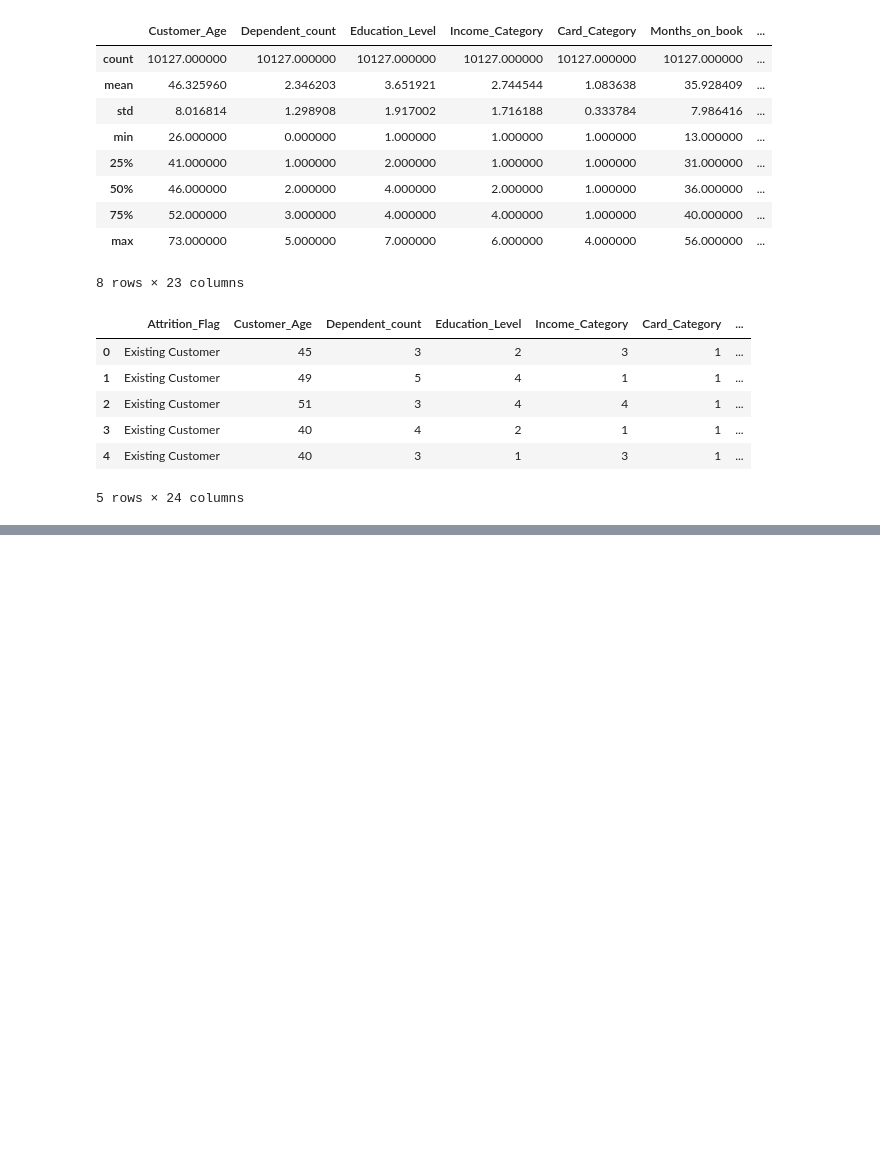
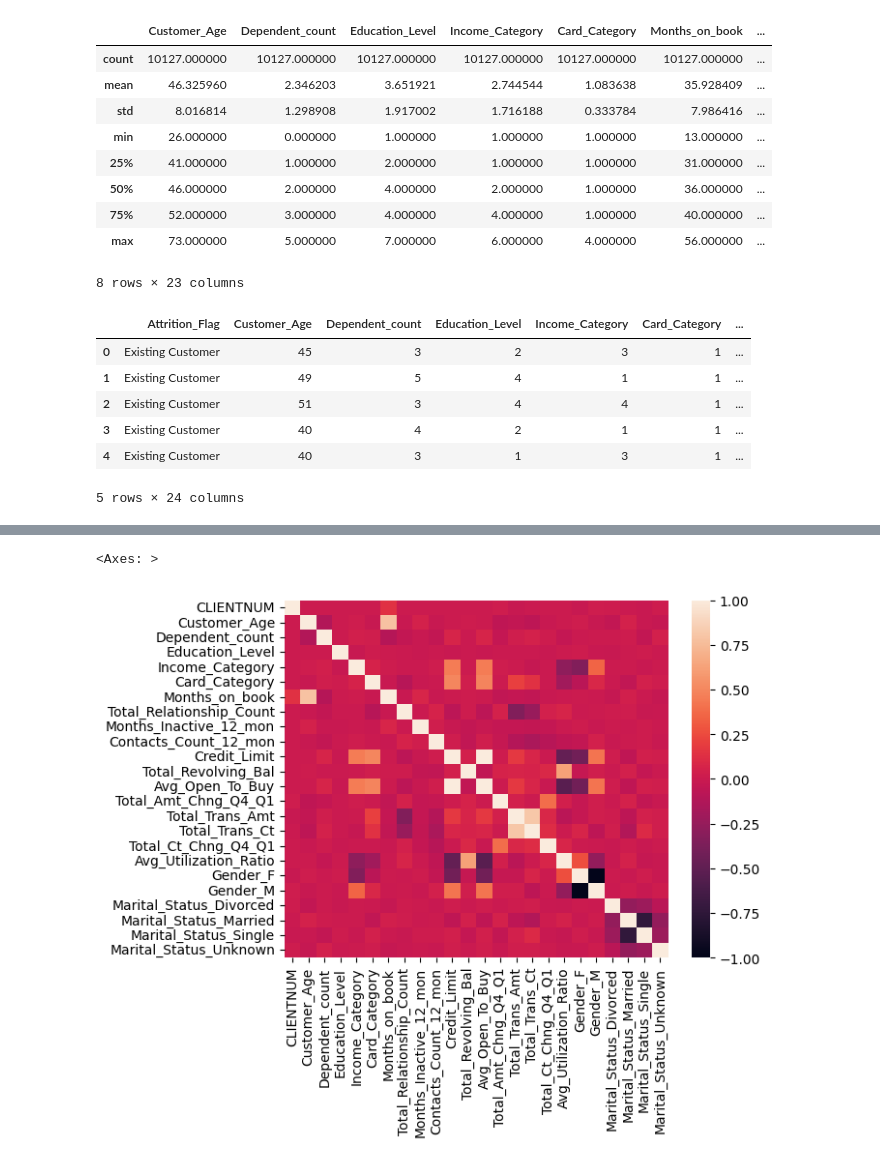
Before and after one commit to Yonatanembiza/ML---Health-Predictive-Analysis, a Jupyter notebook: churn_prediction.ipynb, the cells around one changed output, grey strips where cells are left out. Cells and saved outputs as stored; diff of their text form; code cells hidden in the pictures; blank space fills up the shorter version.

```diff
--- a/churn_prediction.ipynb
+++ b/churn_prediction.ipynb
@@ -382,3 +455,7 @@ dataset.head()
 | 3 | Existing Customer | 40 | 4 | 2 | 1 | 1 | ... |
 | 4 | Existing Customer | 40 | 3 | 1 | 3 | 1 | ... |
 5 rows × 24 columns
+# %%
+# Visualize correlations using heatmaps
+numerical_columns = dataset.select_dtypes(include=['int64', 'float64']).columns
+dataset[numerical_columns].corr()
@@ -384,0 +481,7 @@ dataset.head()
+# %%
+# Visualize correlations using heatmaps
+# numerical_columns = dataset.select_dtypes(include=['int64', 'float64']).columns
+sns.heatmap(dataset[numerical_columns].corr())
+# %% [output]
+<Axes: >
+[figure, added]
```
Also changed, not shown: parts of 28 cells of this notebook.
